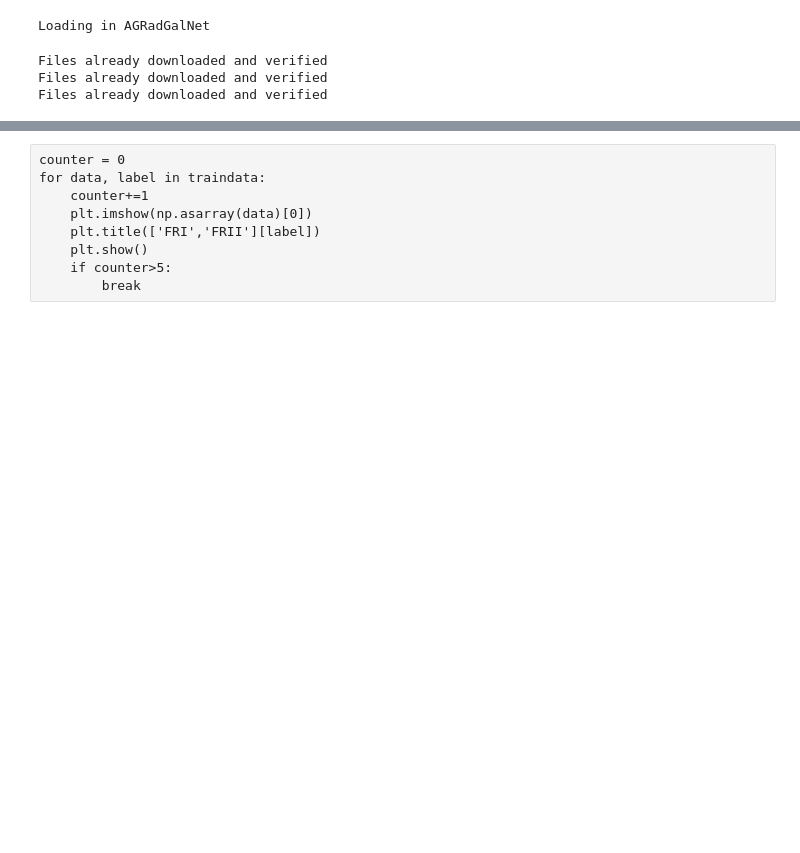
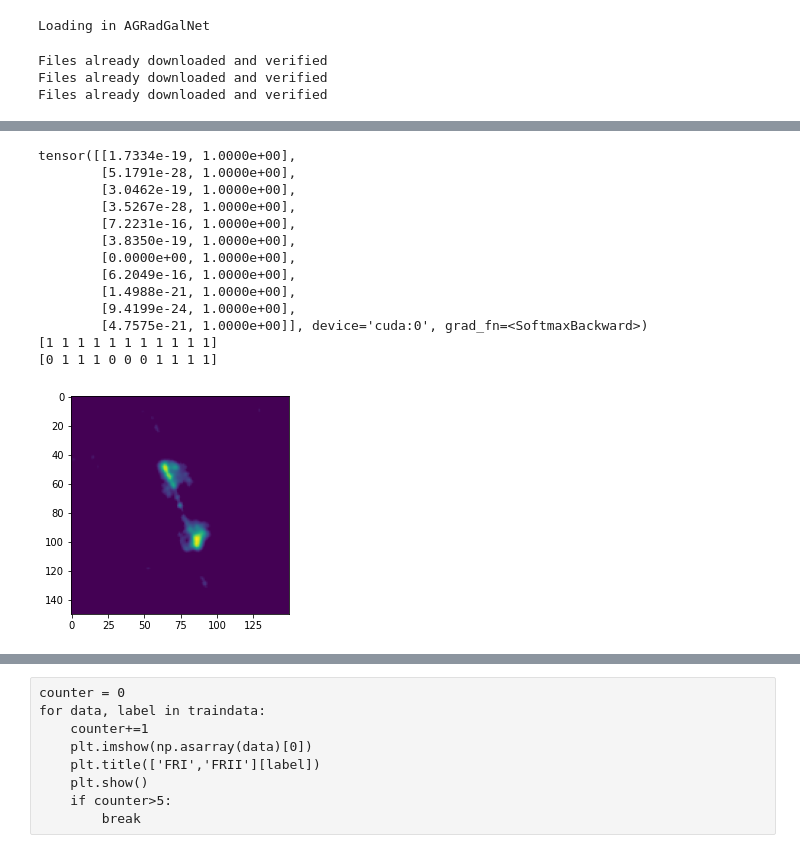
Before and after one commit to mb010/EquivariantSelfAttention, a Jupyter notebook: playground.ipynb, the cells around one changed output, grey strips where cells are left out. Drawn from its saved outputs; the diff is of its cells as text; code cells hidden in the pictures; blank space fills up the shorter version.

Commit message:
Basic training implemented

```diff
--- a/playground.ipynb
+++ b/playground.ipynb
@@ -102,18 +106,3 @@ trainset = torch.utils.data.DataLoader(traindata, batch_size=config.getint('trai
 Files already downloaded and verified
 Files already downloaded and verified
 Files already downloaded and verified
-# %%
-count = 0
-for data, label in traindata:
-    count+=1
-print(count)
-
-for d in trainset:
-    print(d)
-    break
-
-print(traindata.data.shape)
-print(len(traindata.targets))
-print(traindata[10:100][0].shape)
-plt.imshow(traindata[0][0].squeeze())
-plt.show()
@@ -138,0 +109,16 @@ ValueError: cannot reshape array of size 2025000 into shape (150,150)
+# %%
+# Get data parameters
+batch_size = config.getint('training', 'batch_size')
+validation_size = config.getfloat('training', 'validation_set_size')
+dataset_size = len(train_data)
+nval = int(validation_size*dataset_size)
+indices = list(range(dataset_size))
+np.random.shuffle(indices)
+
+train_indices, val_indices = indices[nval:], indices[:nval]
+
+train_sampler = torch.utils.data.Subset(train_data, train_indices)
+valid_sampler = torch.utils.data.Subset(train_data, val_indices)
+
+train_loader = torch.utils.data.DataLoader(train_sampler, batch_size=batch_size, shuffle=True)
+valid_loader = torch.utils.data.DataLoader(valid_sampler, batch_size=batch_size, shuffle=True)
@@ -138,0 +254,23 @@ ValueError: cannot reshape array of size 2025000 into shape (150,150)
+# %%
+outputs = net.forward(data)
+print(outputs)
+print(np.argmax(outputs.detach().cpu().numpy(), axis=1))
+print(binary_labels.cpu().numpy())
+img = data[3].cpu().numpy().squeeze()
+plt.imshow(img)
+plt.show()
+# %% [output]
+tensor([[1.7334e-19, 1.0000e+00],
+        [5.1791e-28, 1.0000e+00],
+        [3.0462e-19, 1.0000e+00],
+        [3.5267e-28, 1.0000e+00],
+        [7.2231e-16, 1.0000e+00],
+        [3.8350e-19, 1.0000e+00],
+        [0.0000e+00, 1.0000e+00],
+        [6.2049e-16, 1.0000e+00],
+        [1.4988e-21, 1.0000e+00],
+        [9.4199e-24, 1.0000e+00],
+        [4.7575e-21, 1.0000e+00]], device='cuda:0', grad_fn=<SoftmaxBackward>)
+[1 1 1 1 1 1 1 1 1 1 1]
+[0 1 1 1 0 0 0 1 1 1 1]
+[figure, added]
```
Also changed, not shown: parts of 13 cells of this notebook, 3 other files.
